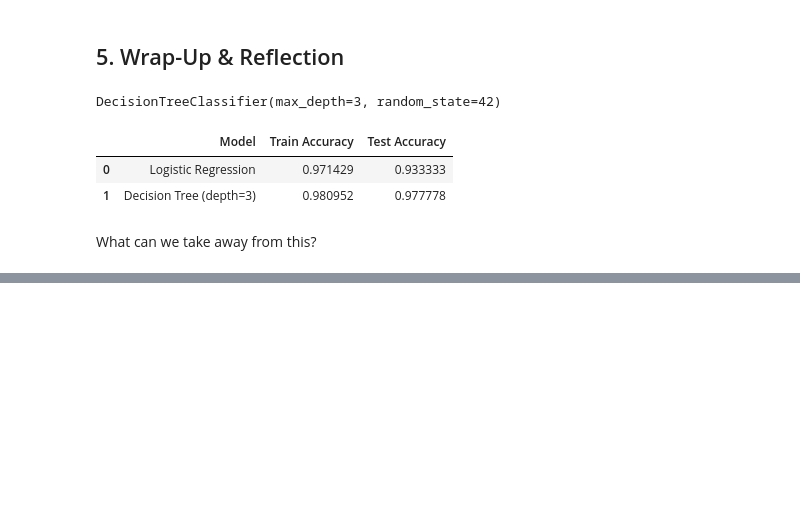
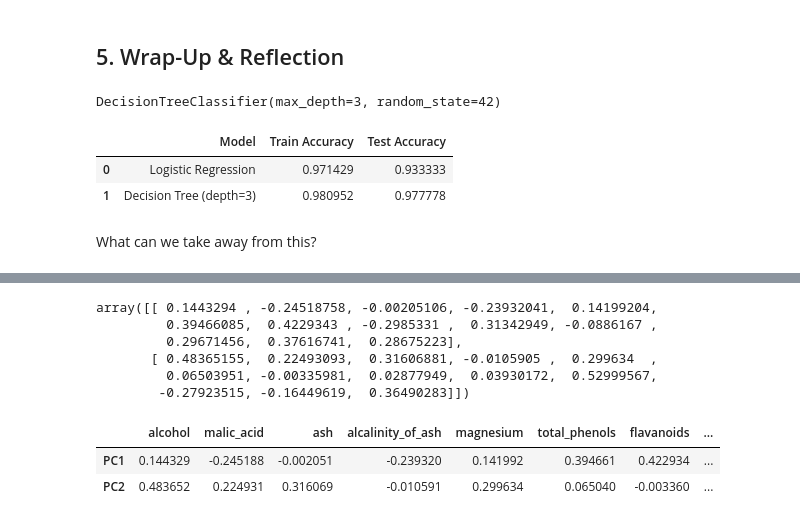
Before and after one commit to Hassan-Haydar/DSA103, a Jupyter notebook: EDA-lectures-7-8/src/lecture_8/EDA_with_Simple_ML_Models.ipynb, the cells around one changed output, grey strips where cells are left out. Saved outputs shown, nothing was run; the diff lists cells and outputs as text; code cells hidden in the pictures; blank space fills up the shorter version.

```diff
--- a/EDA-lectures-7-8/src/lecture_8/EDA_with_Simple_ML_Models.ipynb
+++ b/EDA-lectures-7-8/src/lecture_8/EDA_with_Simple_ML_Models.ipynb
@@ -407,0 +369,7 @@ IndentationError: unexpected indent (1880591952.py, line 2)
+# %%
+# set display options so that the print-statement is not truncated
+pd.set_option('display.width', None)
+pd.set_option('display.max_colwidth', None)
+# Mean of features per target
+print("\nMean feature values per target:")
+print(df.groupby('target').mean())
@@ -407,0 +449,20 @@ IndentationError: unexpected indent (1880591952.py, line 2)
+# %%
+pca.components_
+# %% [output]
+array([[ 0.1443294 , -0.24518758, -0.00205106, -0.23932041,  0.14199204,
+         0.39466085,  0.4229343 , -0.2985331 ,  0.31342949, -0.0886167 ,
+         0.29671456,  0.37616741,  0.28675223],
+       [ 0.48365155,  0.22493093,  0.31606881, -0.0105905 ,  0.299634  ,
+         0.06503951, -0.00335981,  0.02877949,  0.03930172,  0.52999567,
+        -0.27923515, -0.16449619,  0.36490283]])
+# %%
+pd.DataFrame(
+    pca.components_,
+    columns=X.columns,
+    index=['PC1', 'PC2']
+)
+#here we see the weighting for pca not in exercises just for my personal use
+# %% [output]
+|  | alcohol | malic_acid | ash | alcalinity_of_ash | magnesium | total_phenols | flavanoids | ... |
+| PC1 | 0.144329 | -0.245188 | -0.002051 | -0.239320 | 0.141992 | 0.394661 | 0.422934 | ... |
+| PC2 | 0.483652 | 0.224931 | 0.316069 | -0.010591 | 0.299634 | 0.065040 | -0.003360 | ... |
```
Also changed, not shown: parts of 23 cells of this notebook.
